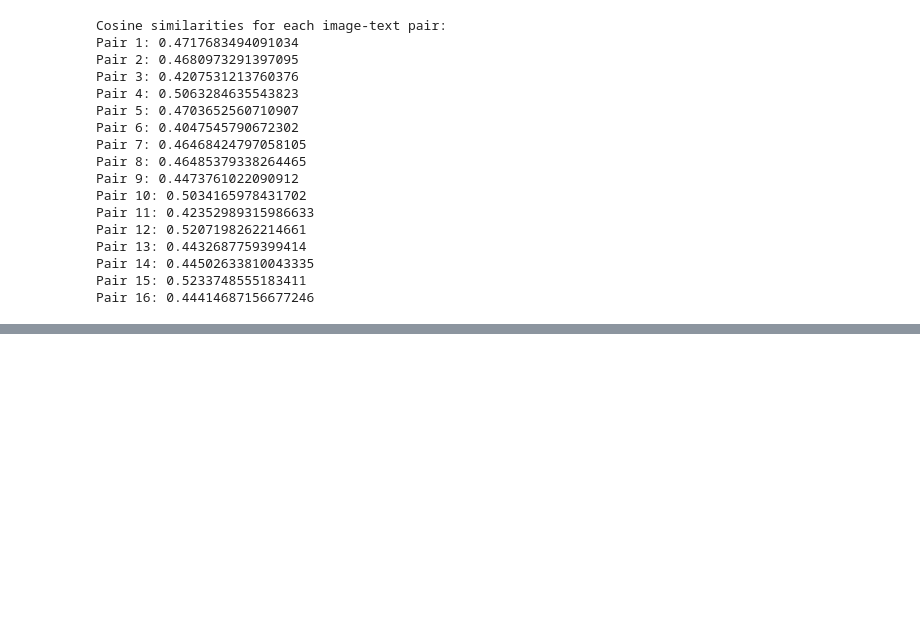
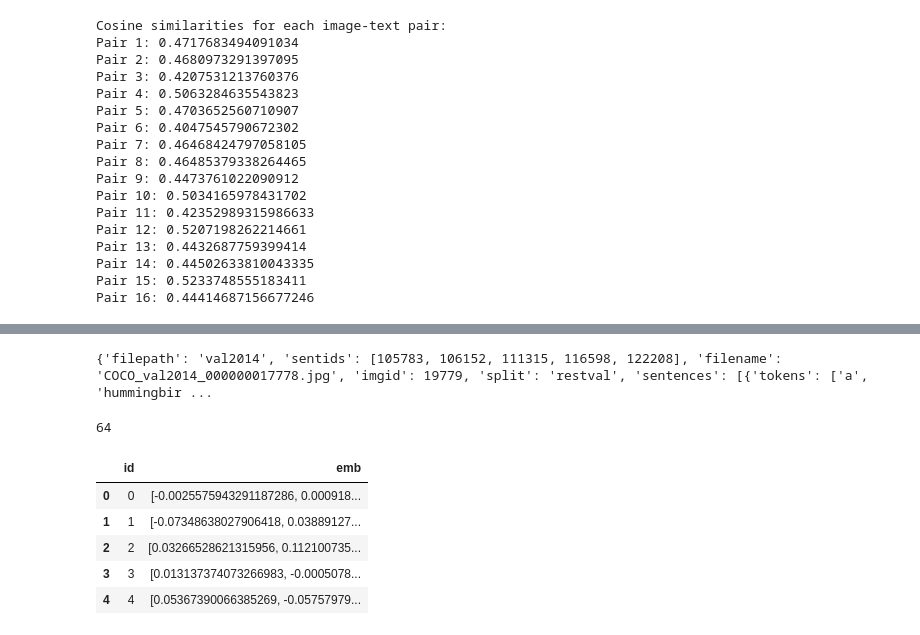
Before and after one commit to doruktarhan/multimodal-lsr-reproduce, a Jupyter notebook: doruk_dataset_trial.ipynb, the cells around one changed output, grey strips where cells are left out. Cells and saved outputs as stored; diff of their text form; code cells hidden in the pictures; blank space fills up the shorter version.

```diff
--- a/doruk_dataset_trial.ipynb
+++ b/doruk_dataset_trial.ipynb
@@ -372,0 +502,19 @@ Image 255 and Text 255 Cosine Similarity: 0.435257799332814
+# %%
+import json
+
+# Load metadata
+meta_data_path = 'meta_data/dataset_coco.json'  # Replace with your metadata path
+image_name = 'COCO_val2014_000000017778.jpg'
+
+with open(meta_data_path, 'r') as file:
+    metadata = json.load(file)
+
+# Find the image
+for image_data in metadata['images']:
+    if image_data['filename'] == image_name:
+        print(image_data)
+        break
+else:
+    print(f"Image '{image_name}' not found in metadata.")
+# %% [output]
+{'filepath': 'val2014', 'sentids': [105783, 106152, 111315, 116598, 122208], 'filename': 'COCO_val2014_000000017778.jpg', 'imgid': 19779, 'split': 'restval', 'sentences': [{'tokens': ['a', 'hummingbir ...
@@ -372,0 +532,23 @@ Image 255 and Text 255 Cosine Similarity: 0.435257799332814
+# %%
+len(dense_embs)
+# %% [output]
+64
+# %%
+import pandas as pd
+
+# Load the Parquet file
+df = pd.read_parquet("/Users/doruktarhan/Desktop/LSR_Encoder_Results/flickr30k-blip-dense_old/text_embs.parquet")
+
+
+
+# Save it back without the index
+df.to_parquet("/Users/doruktarhan/Desktop/LSR_Encoder_Results/flickr30k-blip-dense/text_embs.parquet", index=False)
+# %%
+df.head()
+# %% [output]
+|  | id | emb |
+| 0 | 0 | [-0.0025575943291187286, 0.000918... |
+| 1 | 1 | [-0.07348638027906418, 0.03889127... |
+| 2 | 2 | [0.03266528621315956, 0.112100735... |
+| 3 | 3 | [0.013137374073266983, -0.0005078... |
+| 4 | 4 | [0.05367390066385269, -0.05757979... |
```
Also changed, not shown: parts of 25 cells of this notebook, 8 other files.
